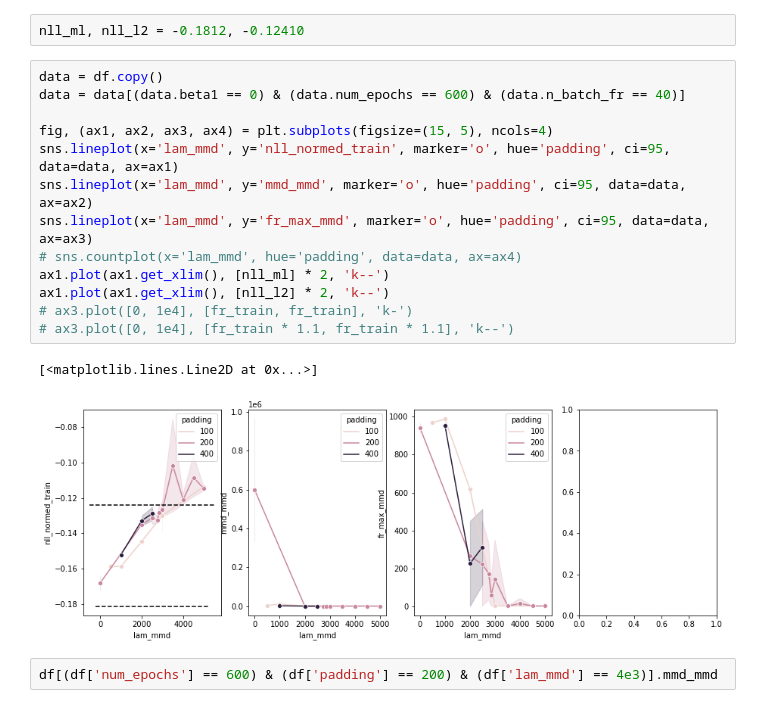
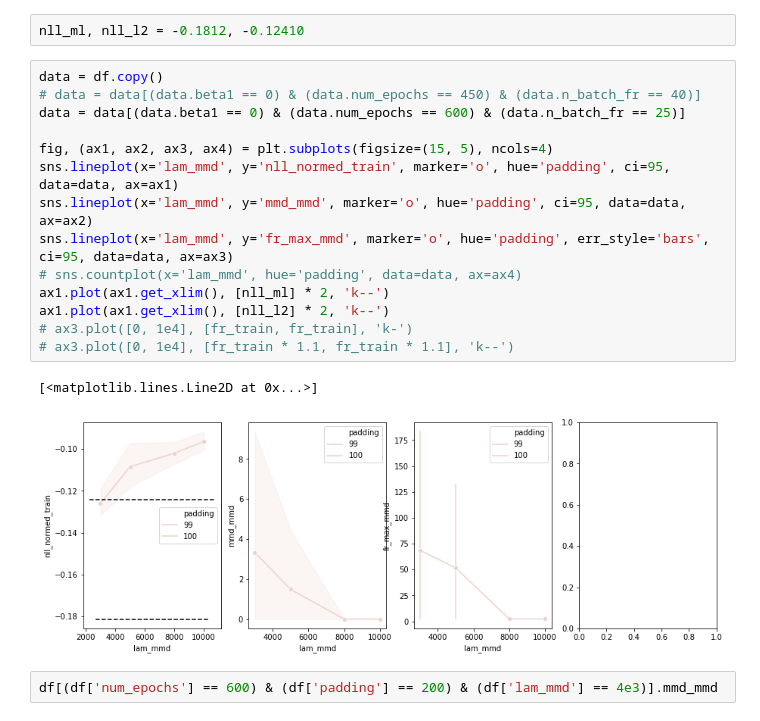
Before and after one commit to diegoarri91/mmd-glm, a Jupyter notebook: experiments/figure3/analysis_hyperparameters.ipynb, the cells around one changed output. Drawn from its saved outputs; the diff is of its cells as text.

```diff
--- a/experiments/figure3/analysis_hyperparameters.ipynb
+++ b/experiments/figure3/analysis_hyperparameters.ipynb
@@ -34,20 +34,21 @@ df = pd.read_json('/home/diego/storage/projects/generative-glm/experiments/figur
 nll_ml, nll_l2 = -0.1812, -0.12410
 # %%
 data = df.copy()
-data = data[(data.beta1 == 0) & (data.num_epochs == 600) & (data.n_batch_fr == 40)]
+# data = data[(data.beta1 == 0) & (data.num_epochs == 450) & (data.n_batch_fr == 40)]
+data = data[(data.beta1 == 0) & (data.num_epochs == 600) & (data.n_batch_fr == 25)]
 
 fig, (ax1, ax2, ax3, ax4) = plt.subplots(figsize=(15, 5), ncols=4)
 sns.lineplot(x='lam_mmd', y='nll_normed_train', marker='o', hue='padding', ci=95, data=data, ax=ax1)
 sns.lineplot(x='lam_mmd', y='mmd_mmd', marker='o', hue='padding', ci=95, data=data, ax=ax2)
-sns.lineplot(x='lam_mmd', y='fr_max_mmd', marker='o', hue='padding', ci=95, data=data, ax=ax3)
+sns.lineplot(x='lam_mmd', y='fr_max_mmd', marker='o', hue='padding', err_style='bars', ci=95, data=data, ax=ax3)
 # sns.countplot(x='lam_mmd', hue='padding', data=data, ax=ax4)
 ax1.plot(ax1.get_xlim(), [nll_ml] * 2, 'k--')
 ax1.plot(ax1.get_xlim(), [nll_l2] * 2, 'k--')
 # ax3.plot([0, 1e4], [fr_train, fr_train], 'k-')
 # ax3.plot([0, 1e4], [fr_train * 1.1, fr_train * 1.1], 'k--')
 # %% [output]
 [<matplotlib.lines.Line2D at 0x...>]
-[figure, old version]
+[figure, new version]
 # %%
 df[(df['num_epochs'] == 600) & (df['padding'] == 200) & (df['lam_mmd'] == 4e3)].mmd_mmd
 # %% [output]
```
Also changed, not shown: 20 other files.
